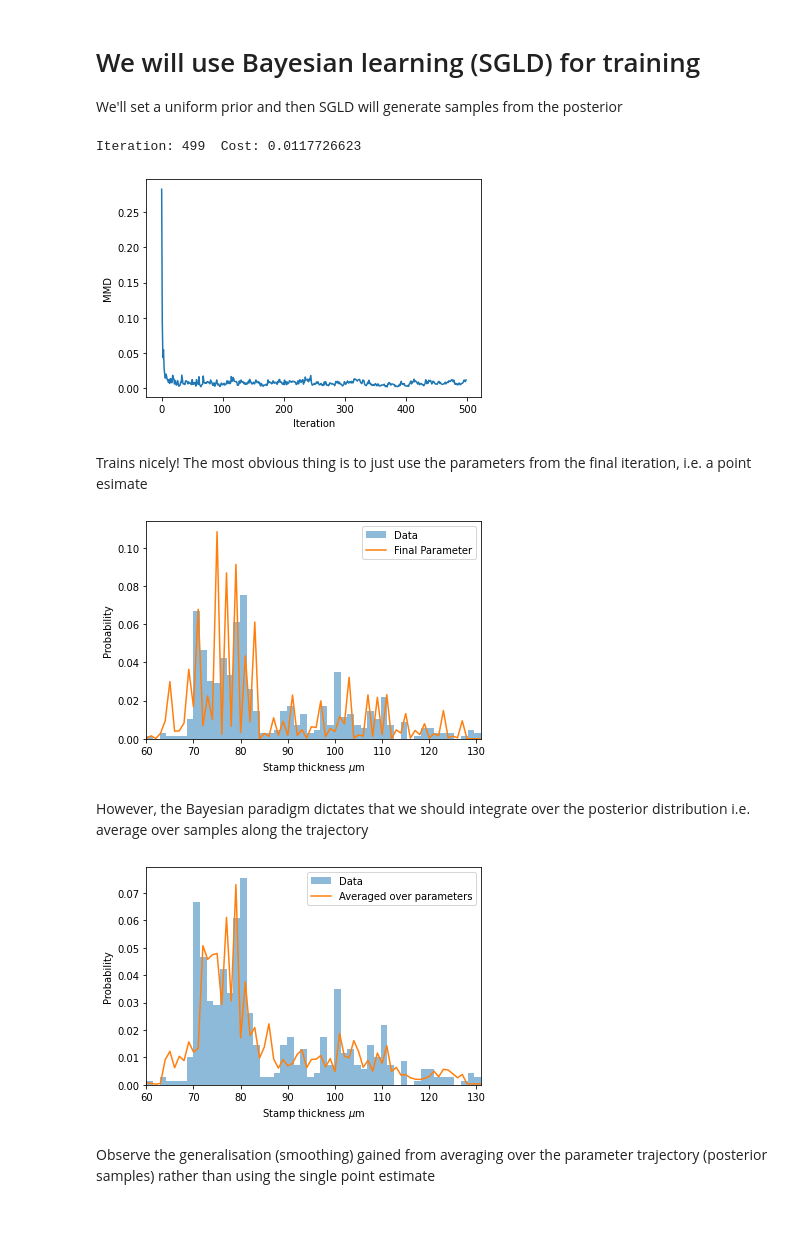
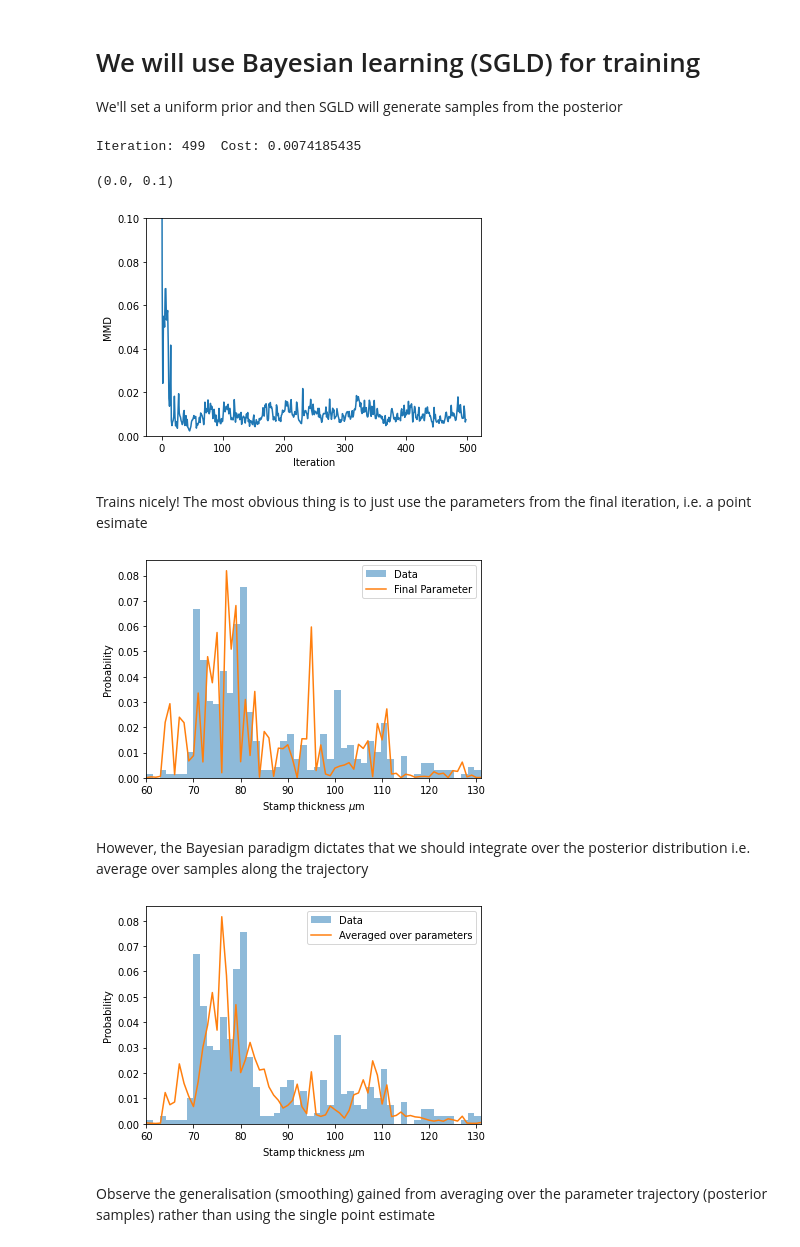
Before and after one commit to CQCL/qujax, a Jupyter notebook: examples/generative_modelling.ipynb, the cells around one changed output. Saved outputs shown, nothing was run; the diff lists cells and outputs as text; code cells hidden in the pictures; blank space fills up the shorter version.

```diff
--- a/examples/generative_modelling.ipynb
+++ b/examples/generative_modelling.ipynb
@@ -11,7 +11,7 @@ import matplotlib.pyplot as plt
 import qujax
 # %%
 n_qubits = 8
-circuit_depth = 4
+circuit_depth = 3
 init_rad = 0.001 / jnp.pi
 beta = 1e3
 get_stepsize = lambda step: (step + 10) ** (-1/3)
@@ -61,7 +61,7 @@ def get_circuit(n_qubits, depth):
     n_params = 2 * n_qubits * (depth + 1)
 
 
-    gates = ['H'] * n_qubits + ['Rx'] * n_qubits + ['Rz'] * n_qubits
+    gates = ['H'] * n_qubits + ['Rx'] * n_qubits + ['Ry'] * n_qubits
     qubit_inds = [[i] for i in range(n_qubits)] * 3
     param_inds = [[]] * n_qubits + [[i] for i in range(n_qubits * 2)]
 
@@ -151,13 +149,15 @@ for step in range(1, n_steps):
 
     print('Iteration:', step, '\tCost:', cost_val, end='\r')
 # %% [output]
-Iteration: 499  Cost: 0.0117726623
+Iteration: 499  Cost: 0.0074185435
 # %%
 plt.plot(cost_vals)
 plt.xlabel('Iteration')
-plt.ylabel('MMD');
+plt.ylabel('MMD')
+plt.ylim(0, 0.1)
 # %% [output]
+(0.0, 0.1)
-[figure, old version]
+[figure, new version]
 # %% [markdown]
 Trains nicely! The most obvious thing is to just use the parameters from the final iteration, i.e. a point esimate
 # %%
@@ -171,7 +171,7 @@ plt.ylabel('Probability')
 plt.xlabel('Stamp thickness $\\mu$m')
 plt.legend();
 # %% [output]
-[figure, old version]
+[figure, new version]
 # %% [markdown]
 However, the Bayesian paradigm dictates that we should integrate over the posterior distribution i.e. average over samples along the trajectory
 # %%
@@ -185,6 +185,6 @@ plt.ylabel('Probability')
 plt.xlabel('Stamp thickness $\\mu$m')
 plt.legend();
 # %% [output]
-[figure, old version]
+[figure, new version]
 # %% [markdown]
 Observe the generalisation (smoothing) gained from averaging over the parameter trajectory (posterior samples) rather than using the single point estimate
```
Also changed, not shown: parts of 2 cells of this notebook, 6 other files.
